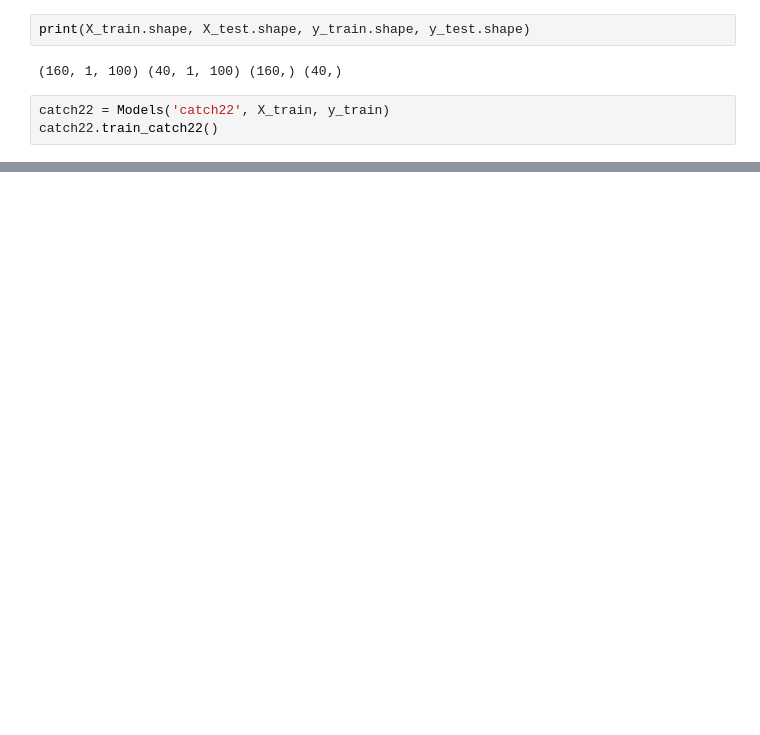
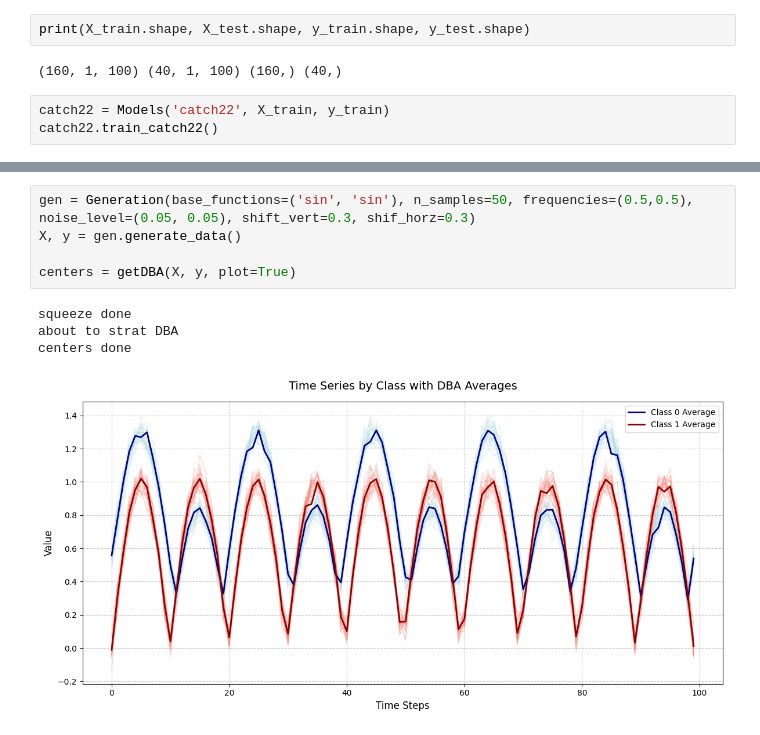
Before and after one commit to Nia3324/Morphing, a Jupyter notebook: test.ipynb, the cells around one changed output, grey strips where cells are left out. Drawn from its saved outputs; the diff is of its cells as text; blank space fills up the shorter version.

```diff
--- a/test.ipynb
+++ b/test.ipynb
@@ -191,0 +243,10 @@ plt.show()
+# %%
+gen = Generation(base_functions=('sin', 'sin'), n_samples=50, frequencies=(0.5,0.5), noise_level=(0.05, 0.05), shift_vert=0.3, shif_horz=0.3)
+X, y = gen.generate_data()
+
+centers = getDBA(X, y, plot=True)
+# %% [output]
+squeeze done
+about to strat DBA
+centers done
+[figure, added]
```
Also changed, not shown: parts of 14 cells of this notebook, 7 other files.
